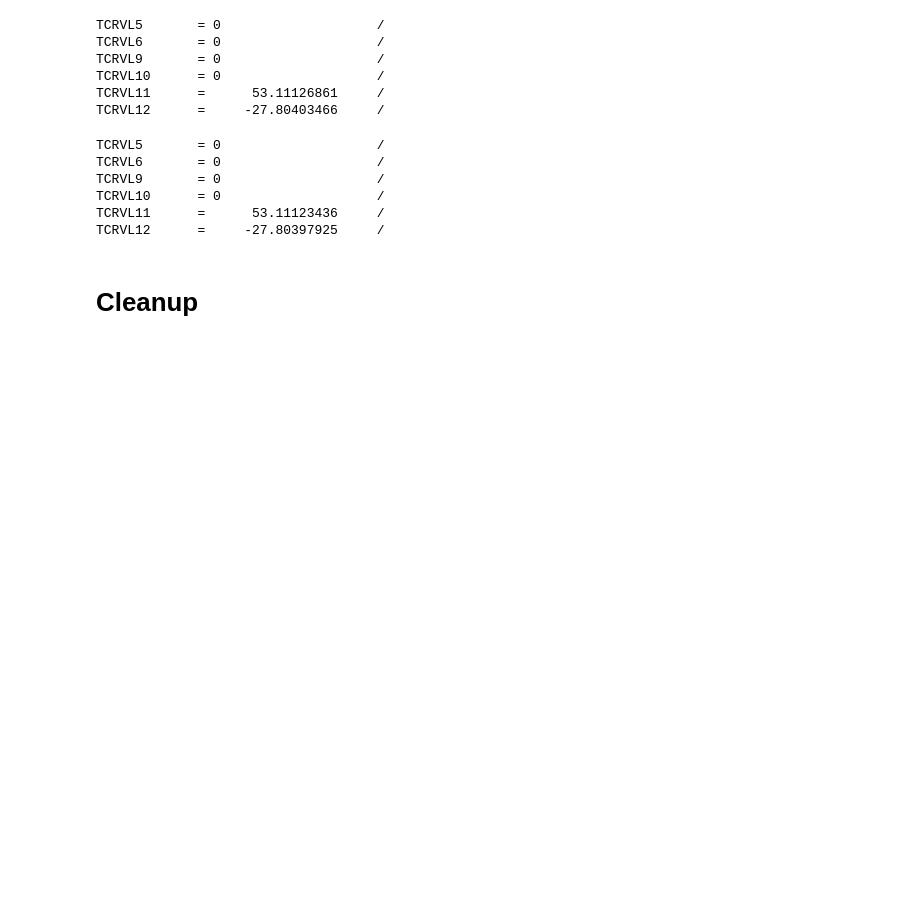
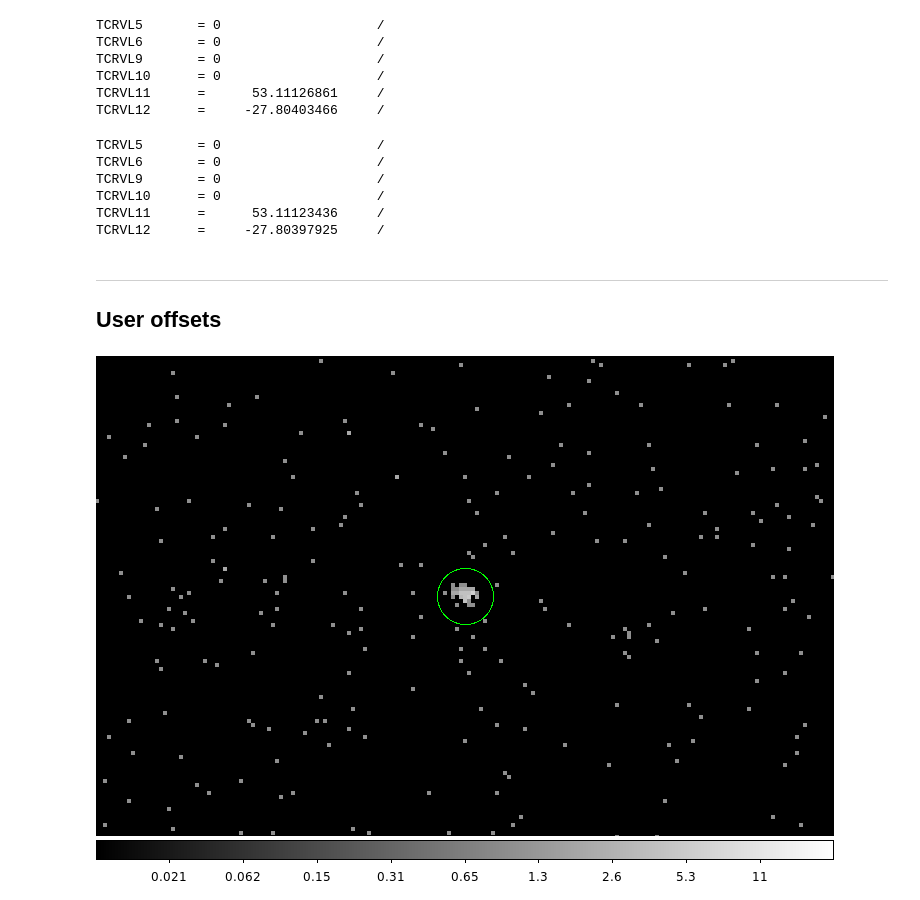
Before and after one commit to cxcsds/ciao-threads, a Jupyter notebook: reproject_aspect.ipynb, the cells around one changed output. Cells and saved outputs as stored; diff of their text form; code cells hidden in the pictures; blank space fills up the shorter version.

```diff
--- a/reproject_aspect.ipynb
+++ b/reproject_aspect.ipynb
@@ -363,6 +363,3 @@ dmhedit acisf12220_corrected_evt2.fits file= op=add key=ASOLFILE \
 dmcopy cdfs2313_broad_flux.img cdfs2313_broad_flux.corrected.img op=all clob+
 # %%
 wcs_update cdfs2313_broad_flux.corrected.img outfile= trans=out.xform wcsfile=cdfs2313_broad_flux.img
-# %% [markdown]
-
-# Cleanup
@@ -370,0 +366,12 @@ wcs_update cdfs2313_broad_flux.corrected.img outfile= trans=out.xform wcsfile=cd
+# %% [markdown]
+---
+
+## User offsets
+# %%
+ds9 cdfs12220_broad_thresh.img -zoom 4 -pan to 3798 3612 physical \
+  -regions command "physical;circle(3798,3612,7)" -scale log \
+  -saveimage png ds9_04.png -quit
+
+display < ds9_04.png
+# %% [output]
+[figure, added]
```
Also changed, not shown: parts of 24 cells of this notebook.
